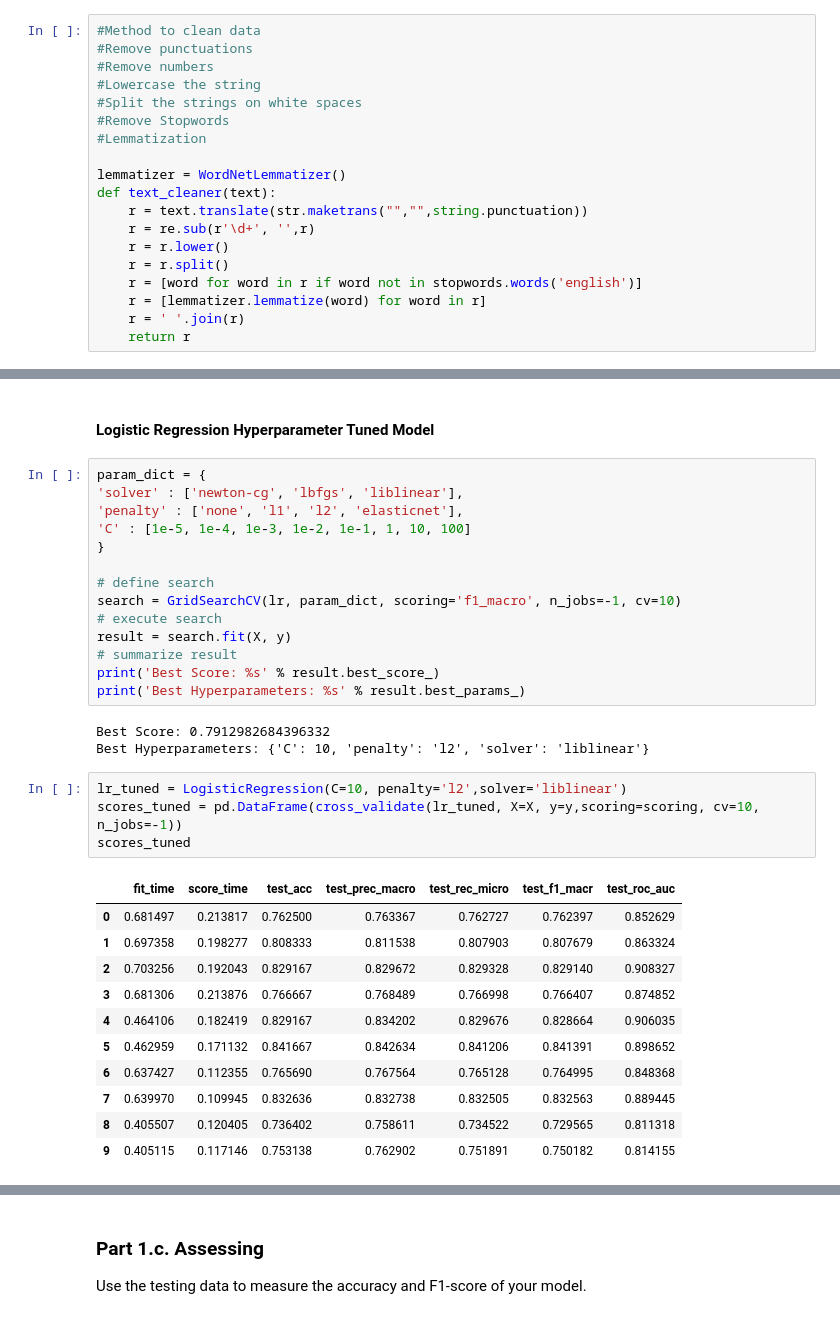
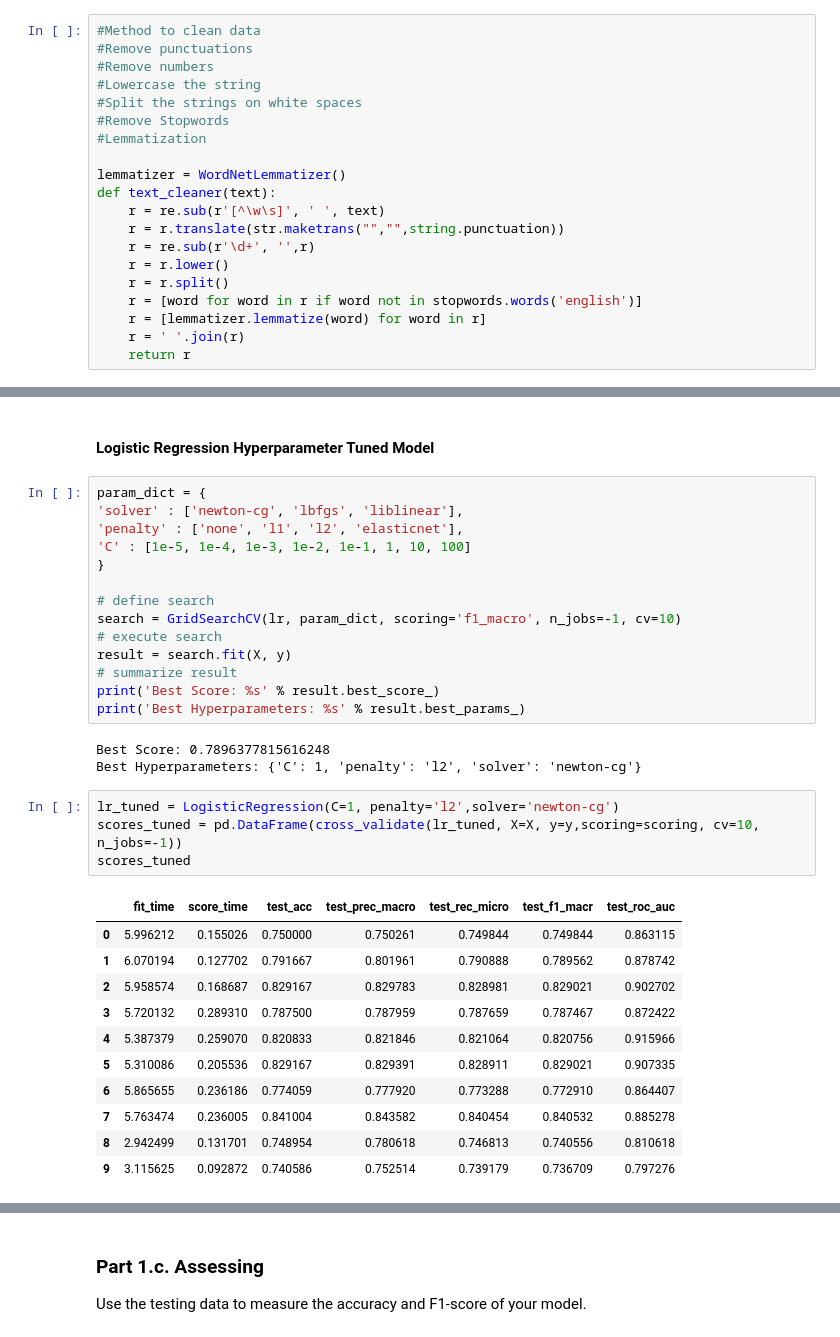
Before and after one commit to gopala-goyal/bigdata-nlp-ind, a Jupyter notebook: 22S_865.ipynb, the cells around one changed output, grey strips where cells are left out. Cells and saved outputs as stored; diff of their text form.

```diff
--- a/22S_865.ipynb
+++ b/22S_865.ipynb
@@ -161,7 +161,8 @@ df_train.head(2)
 
 lemmatizer = WordNetLemmatizer()
 def text_cleaner(text):
-    r = text.translate(str.maketrans("","",string.punctuation))
+    r = re.sub(r'[^\w\s]', ' ', text)
+    r = r.translate(str.maketrans("","",string.punctuation))
     r = re.sub(r'\d+', '',r)
     r = r.lower()
     r = r.split()
@@ -267,24 +268,24 @@ result = search.fit(X, y)
 print('Best Score: %s' % result.best_score_)
 print('Best Hyperparameters: %s' % result.best_params_)
 # %% [output]
-Best Score: 0.7912982684396332
-Best Hyperparameters: {'C': 10, 'penalty': 'l2', 'solver': 'liblinear'}
+Best Score: 0.7896377815616248
+Best Hyperparameters: {'C': 1, 'penalty': 'l2', 'solver': 'newton-cg'}
 # %%
-lr_tuned = LogisticRegression(C=10, penalty='l2',solver='liblinear')
+lr_tuned = LogisticRegression(C=1, penalty='l2',solver='newton-cg')
 scores_tuned = pd.DataFrame(cross_validate(lr_tuned, X=X, y=y,scoring=scoring, cv=10, n_jobs=-1))
 scores_tuned
 # %% [output]
 |  | fit_time | score_time | test_acc | test_prec_macro | test_rec_micro | test_f1_macr | test_roc_auc |
-| 0 | 0.681497 | 0.213817 | 0.762500 | 0.763367 | 0.762727 | 0.762397 | 0.852629 |
-| 1 | 0.697358 | 0.198277 | 0.808333 | 0.811538 | 0.807903 | 0.807679 | 0.863324 |
-| 2 | 0.703256 | 0.192043 | 0.829167 | 0.829672 | 0.829328 | 0.829140 | 0.908327 |
-| 3 | 0.681306 | 0.213876 | 0.766667 | 0.768489 | 0.766998 | 0.766407 | 0.874852 |
-| 4 | 0.464106 | 0.182419 | 0.829167 | 0.834202 | 0.829676 | 0.828664 | 0.906035 |
-| 5 | 0.462959 | 0.171132 | 0.841667 | 0.842634 | 0.841206 | 0.841391 | 0.898652 |
-| 6 | 0.637427 | 0.112355 | 0.765690 | 0.767564 | 0.765128 | 0.764995 | 0.848368 |
-| 7 | 0.639970 | 0.109945 | 0.832636 | 0.832738 | 0.832505 | 0.832563 | 0.889445 |
-| 8 | 0.405507 | 0.120405 | 0.736402 | 0.758611 | 0.734522 | 0.729565 | 0.811318 |
-| 9 | 0.405115 | 0.117146 | 0.753138 | 0.762902 | 0.751891 | 0.750182 | 0.814155 |
+| 0 | 5.996212 | 0.155026 | 0.750000 | 0.750261 | 0.749844 | 0.749844 | 0.863115 |
+| 1 | 6.070194 | 0.127702 | 0.791667 | 0.801961 | 0.790888 | 0.789562 | 0.878742 |
+| 2 | 5.958574 | 0.168687 | 0.829167 | 0.829783 | 0.828981 | 0.829021 | 0.902702 |
+| 3 | 5.720132 | 0.289310 | 0.787500 | 0.787959 | 0.787659 | 0.787467 | 0.872422 |
+| 4 | 5.387379 | 0.259070 | 0.820833 | 0.821846 | 0.821064 | 0.820756 | 0.915966 |
+| 5 | 5.310086 | 0.205536 | 0.829167 | 0.829391 | 0.828911 | 0.829021 | 0.907335 |
+| 6 | 5.865655 | 0.236186 | 0.774059 | 0.777920 | 0.773288 | 0.772910 | 0.864407 |
+| 7 | 5.763474 | 0.236005 | 0.841004 | 0.843582 | 0.840454 | 0.840532 | 0.885278 |
+| 8 | 2.942499 | 0.131701 | 0.748954 | 0.780618 | 0.746813 | 0.740556 | 0.810618 |
+| 9 | 3.115625 | 0.092872 | 0.740586 | 0.752514 | 0.739179 | 0.736709 | 0.797276 |
 # %%
 lr_tuned.fit(X,y)
 # %% [output]
```
Also changed, not shown: parts of 9 cells of this notebook.
